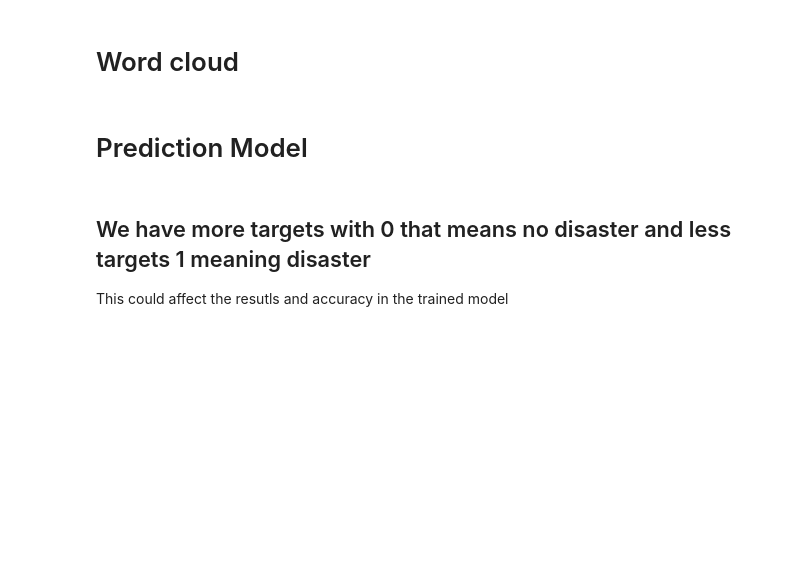
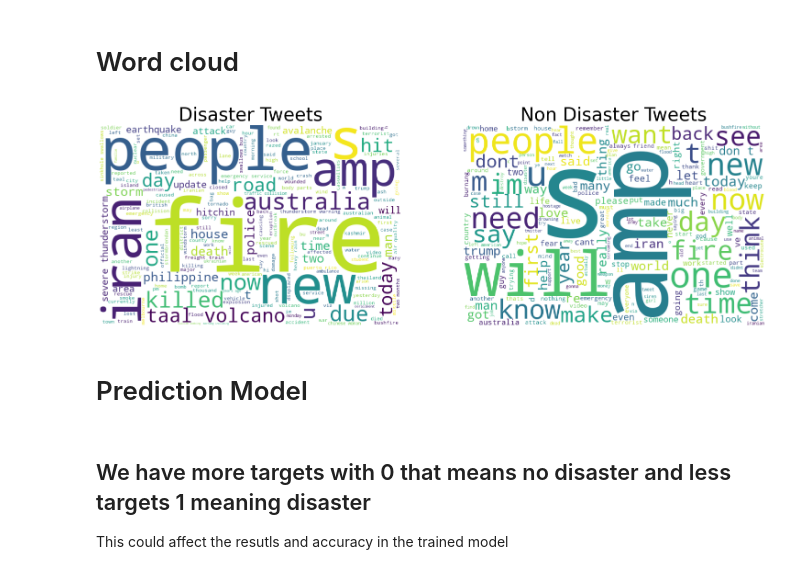
Before and after one commit to JaimeEV/Tweet_Disasters, a Jupyter notebook: Tweets_Disasters.ipynb, the cells around one changed output. Cells and saved outputs as stored; diff of their text form; code cells hidden in the pictures; blank space fills up the shorter version.

Commit message:
Simple Wordcloud added, more detailes will be added by John

```diff
--- a/Tweets_Disasters.ipynb
+++ b/Tweets_Disasters.ipynb
@@ -287,15 +532,38 @@ mpl.rcParams['font.size'] = 15
 mpl.rcParams['savefig.dpi'] = 100
 mpl.rcParams['figure.subplot.bottom'] = .1
 # %%
-stopwords = set(STOPWORDS)
+#stopwords = set(STOPWORDS)
 
-wordcloud = WordCloud(
-                        background_color='white',
-                        stopwords=stopwords,
-                        max_words = 200,
-                        max_font_size = 40,
-                        random_state = 42,
-                        ).generate(str)
+#wordcloud = WordCloud(
+#                        background_color='white',
+#                        stopwords=stopwords,
+#                        max_words = 200,
+#                        max_font_size = 40,
+#                        random_state = 42,
+#                        ).generate(str)
+# %%
+disaster_tweets=df[df['target']==1]['text']
+nondisaster_tweets=df[df['target']==0]['text']
+# %%
+from wordcloud import WordCloud
+fig, (ax1, ax2) = plt.subplots(1, 2, figsize=[26, 8])
+wordcloud1 = WordCloud( background_color='white',
+                        width=600,
+                        height=400).generate(" ".join(disaster_tweets))
+
+
+ax1.imshow(wordcloud1)
+ax1.axis('off')
+ax1.set_title('Disaster Tweets',fontsize=40);
+
+wordcloud2 = WordCloud( background_color='white',
+                        width=600,
+                        height=400).generate(" ".join(nondisaster_tweets))
+ax2.imshow(wordcloud2)
+ax2.axis('off')
+ax2.set_title('Non Disaster Tweets',fontsize=40);
+# %% [output]
+[figure, added]
 # %% [markdown]
 # Prediction Model
 # %% [markdown]
```
Also changed, not shown: parts of 26 cells of this notebook, 1 other file.
